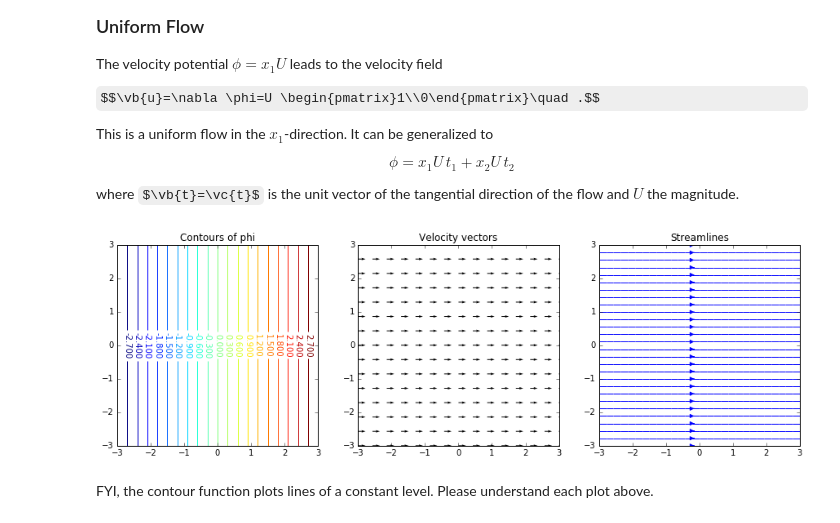
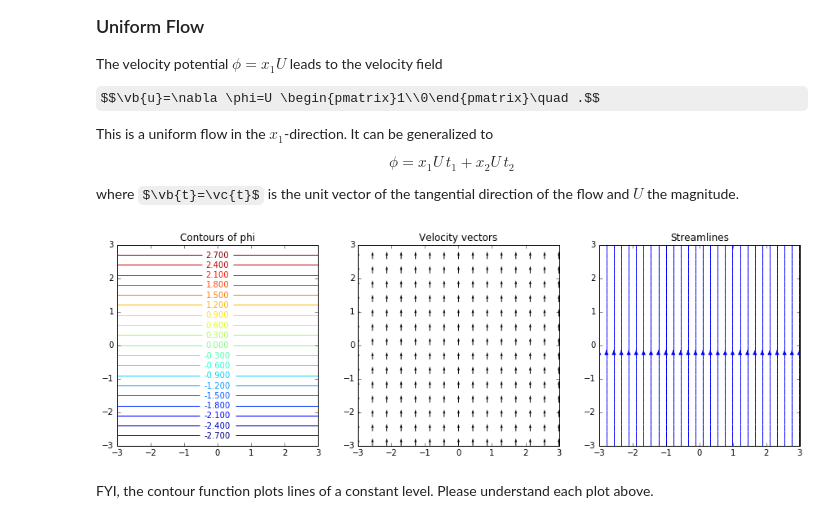
Before and after one commit to cdohl/ph3501, a Jupyter notebook: notebooks/08_Ideal Flow & Solutions to the Laplace Equation.ipynb, the cells around one changed output. Saved outputs shown, nothing was run; the diff lists cells and outputs as text; code cells hidden in the pictures; some formulas as TeX source.

```diff
--- a/notebooks/08_Ideal Flow & Solutions to the Laplace Equation.ipynb
+++ b/notebooks/08_Ideal Flow & Solutions to the Laplace Equation.ipynb
@@ -77,35 +77,37 @@ import matplotlib.pyplot as plt
 
 #Functioon to plot the contours,velocity vectors, and streamlines
 def plot3(xx,yy,ux,uy,phi):
     plt.figure(figsize=(15,5), dpi=100)
     plt.subplot(1,3,1,aspect="equal")
     CS = plt.contour(xx, yy, phi,20)
     plt.clabel(CS, inline=1, fontsize=10)
     plt.title("Contours of phi")
     plt.subplot(1,3,2,aspect="equal")
     plt.title("Velocity vectors")
     plt.quiver(xx,yy,ux,uy,angles="xy")
     plt.subplot(1,3,3,aspect="equal")
     plt.title("Streamlines")
     plt.streamplot(xx,yy,ux,uy);
     plt.axis([xx.min(),xx.max(),yy.min(),yy.max()])
 
 xstart=ystart=-3 #start of grid in x and y-direction
 xend=yend=3 #end of grid in x and y-direction
 steps=15 #number of gridpoints
 h=(xend-xstart)/(steps-1.) #gridspacing
 y=np.linspace(xstart,ystart,steps)
 x=np.linspace(xstart,ystart,steps)
 yy,xx=np.mgrid[xstart:xend:steps*1j,ystart:yend:steps*1j] #generate two grids (note the return order yy,xx)
 
 U=1. #velocity
 
-phi=xx*U #velocity potential
+phi=yy*U #velocity potential
+
+
 uy,ux=np.gradient(phi,h,h) #calculate the gradient of a scalar field (note the return order uy,ux)
 
 plot3(xx,yy,ux,uy,phi);
 # %% [output]
-[figure, old version]
+[figure, new version]
 # %% [markdown]
 FYI, the contour function plots lines of a constant level. Please understand each plot above.
 # %% [markdown]
```
Also changed, not shown: 2 other files.
